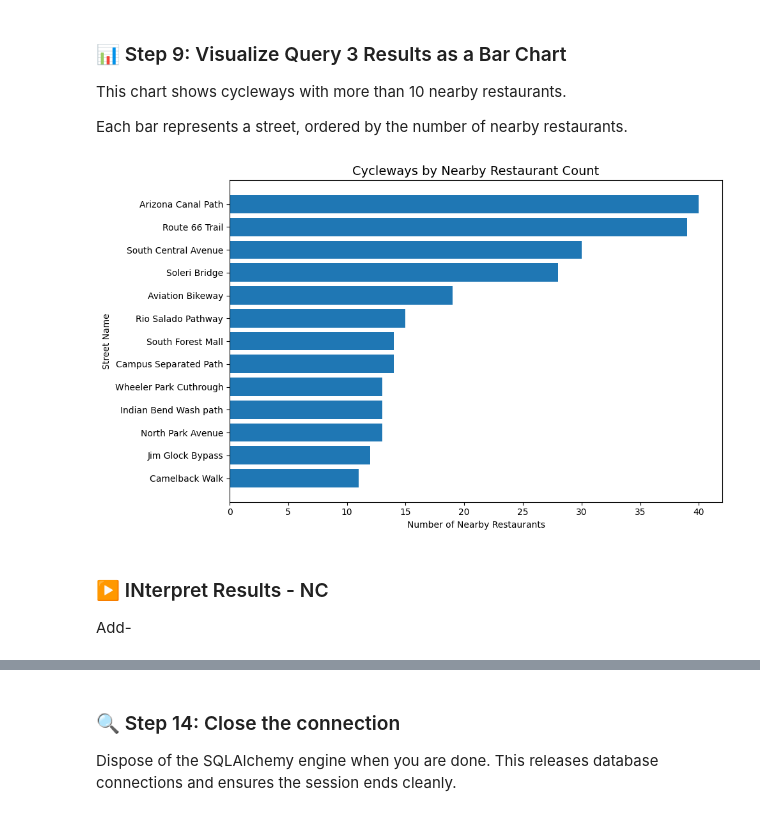
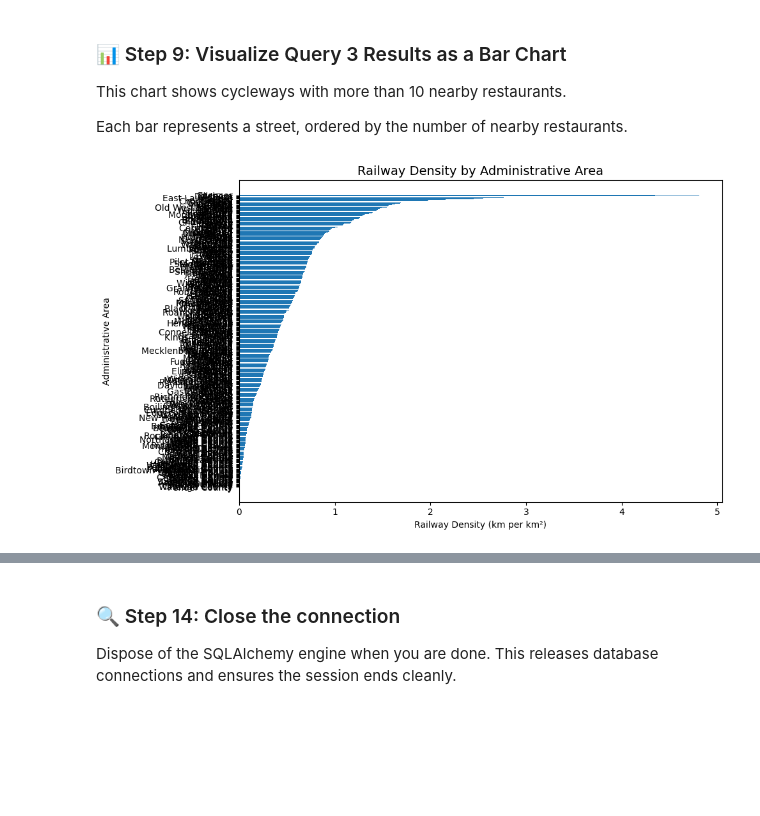
Before and after one commit to ElizabethnParks/gist604b-osm-postgis-sp26, a Jupyter notebook: notebooks/osm_postgis_queries_Parks.ipynb, the cells around one changed output, grey strips where cells are left out. Drawn from its saved outputs; the diff is of its cells as text; code cells hidden in the pictures; blank space fills up the shorter version.

```diff
--- a/notebooks/osm_postgis_queries_Parks.ipynb
+++ b/notebooks/osm_postgis_queries_Parks.ipynb
@@ -304,5 +312,5 @@ This query identifies streets (cycleways) with the highest number of restaurants
 # %%
-query_3_file = Path("../sql/northcarolina/03_osm_parks_near_places.sql")
+query_3_file = Path("../sql/northcarolina/03_osm_Railway_Density_by_admin_area.sql")
 
 # Read SQL query from file
 query_3_sql = query_3_file.read_text(encoding="utf-8")
@@ -337,34 +344,30 @@ This chart shows cycleways with more than 10 nearby restaurants.
 
 Each bar represents a street, ordered by the number of nearby restaurants.
 # %%
-viz_column = "nearby_restaurant_count"
+viz_column = "rail_density_km_per_sq_km"
 
 # Prepare data
 bar_df = (
-    query_3_results[["street_name", viz_column]]
+    query_3_results[["admin_area", viz_column]]
     .sort_values(viz_column, ascending=False)
     .copy()
 )
 
 fig, ax = plt.subplots(figsize=(10, 6))
 
 ax.barh(
-    bar_df["street_name"],
+    bar_df["admin_area"],
     bar_df[viz_column]
 )
 
-ax.set_title("Cycleways by Nearby Restaurant Count", fontsize=14)
-ax.set_xlabel("Number of Nearby Restaurants")
-ax.set_ylabel("Street Name")
+ax.set_title("Railway Density by Administrative Area", fontsize=14)
+ax.set_xlabel("Railway Density (km per km²)")
+ax.set_ylabel("Administrative Area")
 
 # Highest values on top
 ax.invert_yaxis()
 
 plt.tight_layout()
 plt.show()
 # %% [output]
-[figure, old version]
+[figure, new version]
-# %% [markdown]
-### ▶️ INterpret Results - NC
-
-Add-
```
Also changed, not shown: parts of 15 cells of this notebook.
